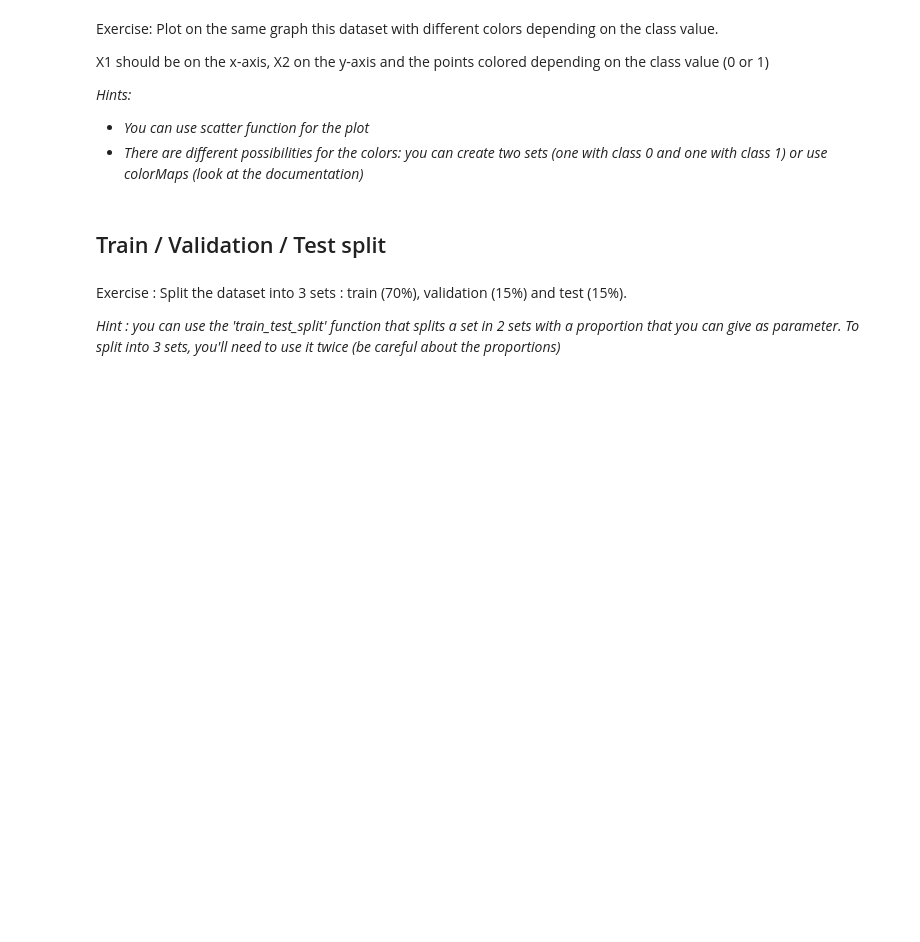
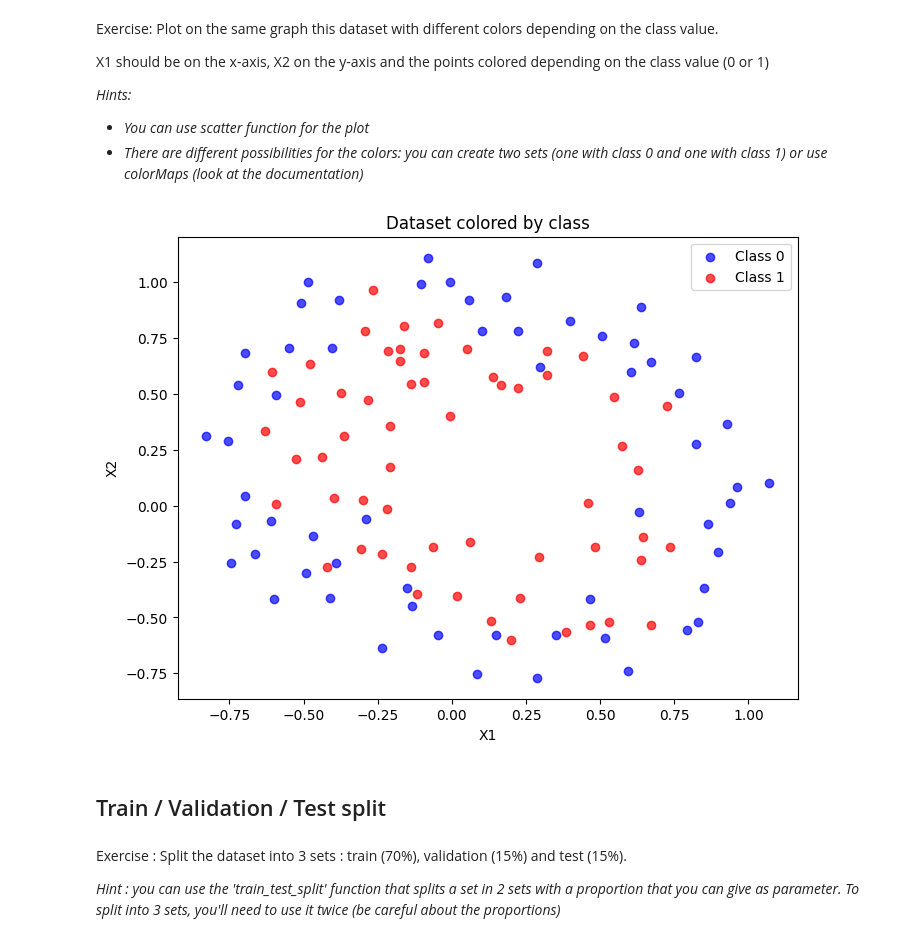
Before and after one commit to JoseRuiz01/MachineLearningLabs, a Jupyter notebook: TP_1_Logistic_Regression_student.ipynb, the cells around one changed output. Cells and saved outputs as stored; diff of their text form; code cells hidden in the pictures; blank space fills up the shorter version.

```diff
--- a/TP_1_Logistic_Regression_student.ipynb
+++ b/TP_1_Logistic_Regression_student.ipynb
@@ -34,6 +73,21 @@ X1 should be on the x-axis, X2 on the y-axis and the points colored depending on
 *Hints:*
 - *You can use scatter function for the plot*
 - *There are different possibilities for the colors: you can create two sets (one with class 0 and one with class 1) or use colorMaps (look at the documentation)*
+# %%
+# Plot X1 vs X2, colored by class (Y)
+plt.figure(figsize=(8,6))
+# Rendering each point in the plot with a different color
+for label, color in zip([0, 1], ['blue', 'red']):
+    subset = data[data['Y'] == label]
+    plt.scatter(subset['X1'], subset['X2'], c=color, label=f'Class {label}', alpha=0.7)
+# Labeling the axes and adding a legend
+plt.xlabel('X1')
+plt.ylabel('X2')
+plt.legend()
+plt.title('Dataset colored by class')
+plt.show()
+# %% [output]
+[figure, added]
 # %% [markdown]
 ## Train / Validation / Test split
 # %% [markdown]
```
Also changed, not shown: parts of 22 cells of this notebook.
